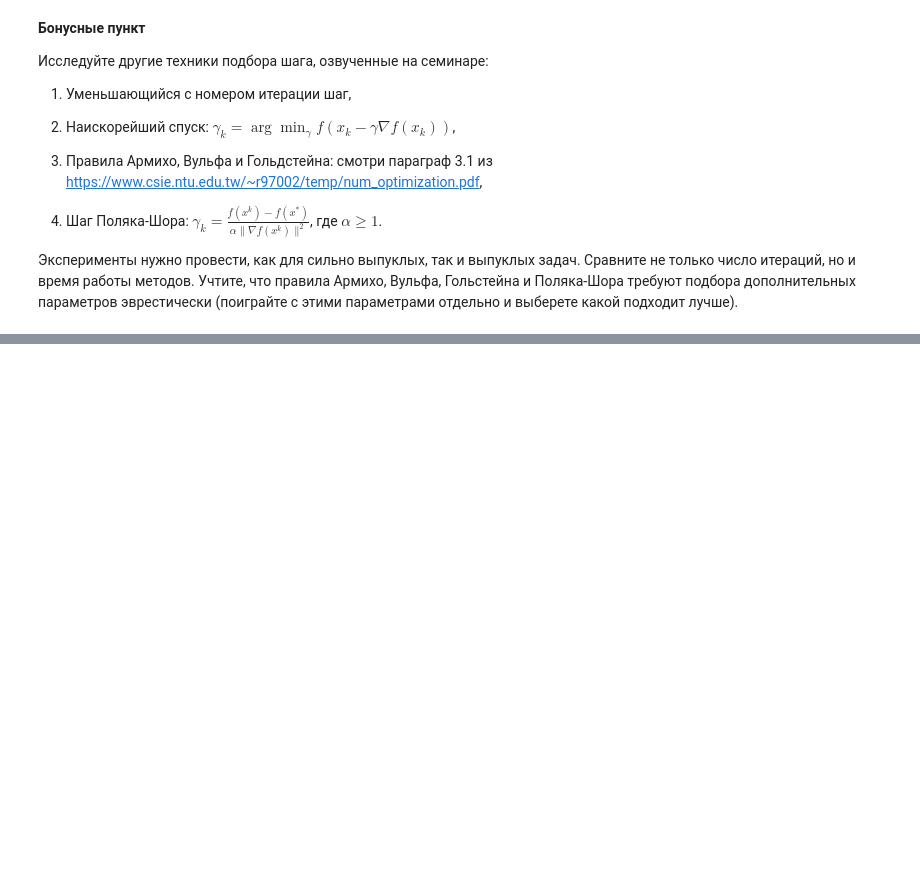
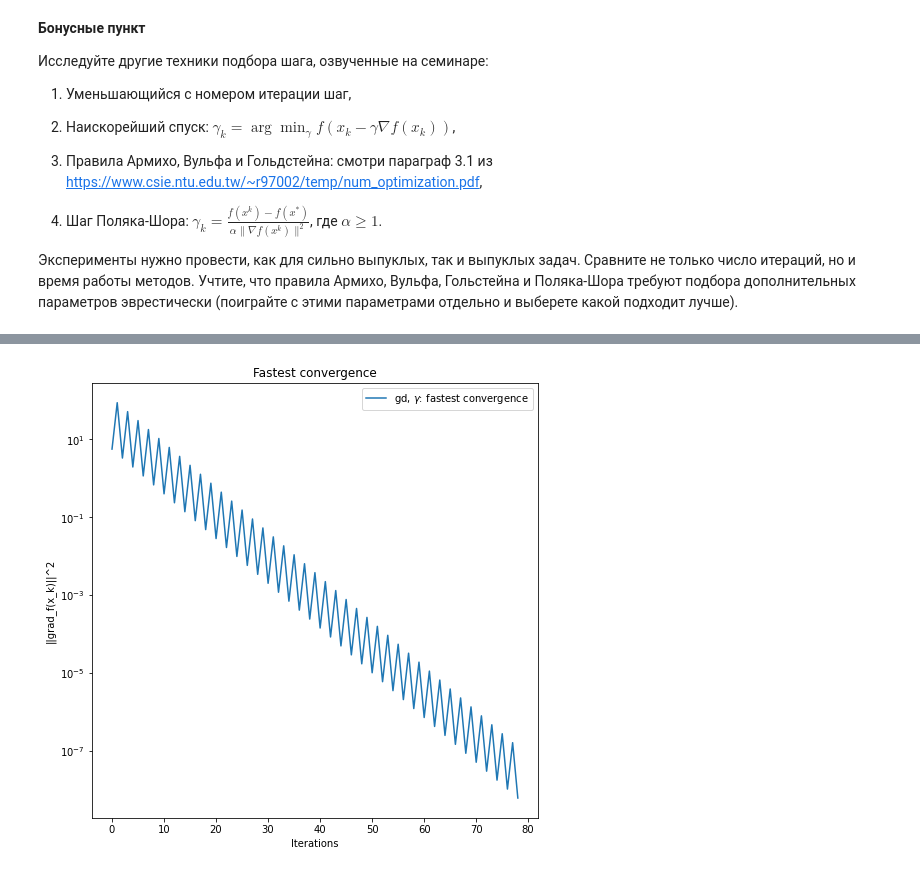
Before and after one commit to k2a07/MIPT-homeworks, a Jupyter notebook: Acharya_Kirill_Optimization_HW_1.ipynb, the cells around one changed output, grey strips where cells are left out. Drawn from its saved outputs; the diff is of its cells as text; code cells hidden in the pictures; blank space fills up the shorter version.

```diff
--- a/Acharya_Kirill_Optimization_HW_1.ipynb
+++ b/Acharya_Kirill_Optimization_HW_1.ipynb
@@ -333,0 +345,2 @@ __Бонусные пункт__
+# %%
+times_list, iterations_list, differences_list, labels_list = [], [], [], []
@@ -333,0 +383,47 @@ __Бонусные пункт__
+# %%
+#Decreasing LR, best parameters
+n_iter = 50000
+args['c'] = 500
+
+def gamma_decreasing_best(k, f, grad_f, x_k, x_true, args):
+        return 1 / np.sqrt(k + args['c'])
+gd = opt.GradientOptimizer(f, grad_f, x_0 = x_0, criterium = '||grad_f(x_k)||', args = args, n_iter = n_iter, gamma_k = gamma_decreasing)
+points_arr, differences_arr, times_arr, acc_arr = gd.descent()
+iterations = [i for i in range(len(differences_arr))]
+
+times_list.append(times_arr)
+iterations_list.append(iterations)
+differences_list.append(differences_arr)
+labels_list.append(r'gd, $\gamma = \frac{1}{\sqrt{k + 500}}$')
+# %%
+#Fastest Descent
+import scipy.optimize as spo
+
+x, y, labels = [], [], []
+n_iter = 50000
+
+def gamma_fastest(k, f, grad_f, x_k, x_true, args):
+    def g(gamma):
+        return f(x_k - gamma * grad_f(x_k, args), args)
+
+    res = spo.minimize_scalar(g)
+    return res.x
+
+gd = opt.GradientOptimizer(f, grad_f, x_0 = x_0, criterium = '||grad_f(x_k)||', args = args, n_iter = n_iter, gamma_k = gamma_fastest)
+points_arr, differences_arr, times_arr, acc_arr = gd.descent()
+iterations = [i for i in range(len(differences_arr))]
+
+x.append(iterations)
+y.append(differences_arr)
+labels.append(r'gd, $\gamma$: fastest convergence')
+
+opt.plot_graphs(x, y, x_label = "Iterations",
+                lines_labels = labels, title = 'Fastest convergence', logscale = True,
+                criteria_type = "||grad_f(x_k)||^2")
+
+times_list.append(times_arr)
+iterations_list.append(iterations)
+differences_list.append(differences_arr)
+labels_list.append(r'gd, $\gamma$: fastest convergence')
+# %% [output]
+[figure, added]
```
Also changed, not shown: parts of 21 cells of this notebook.
